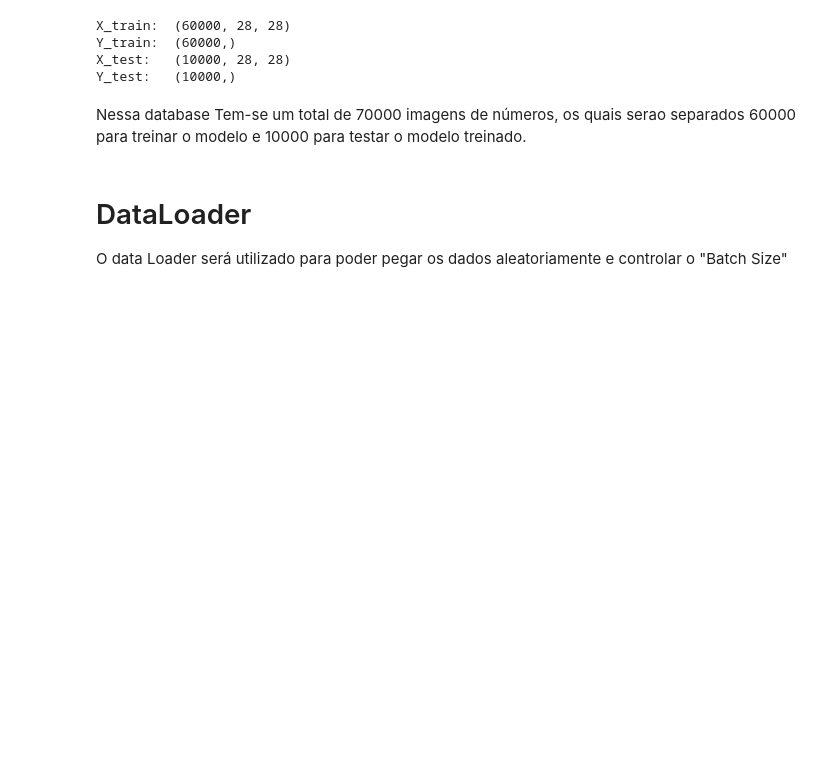
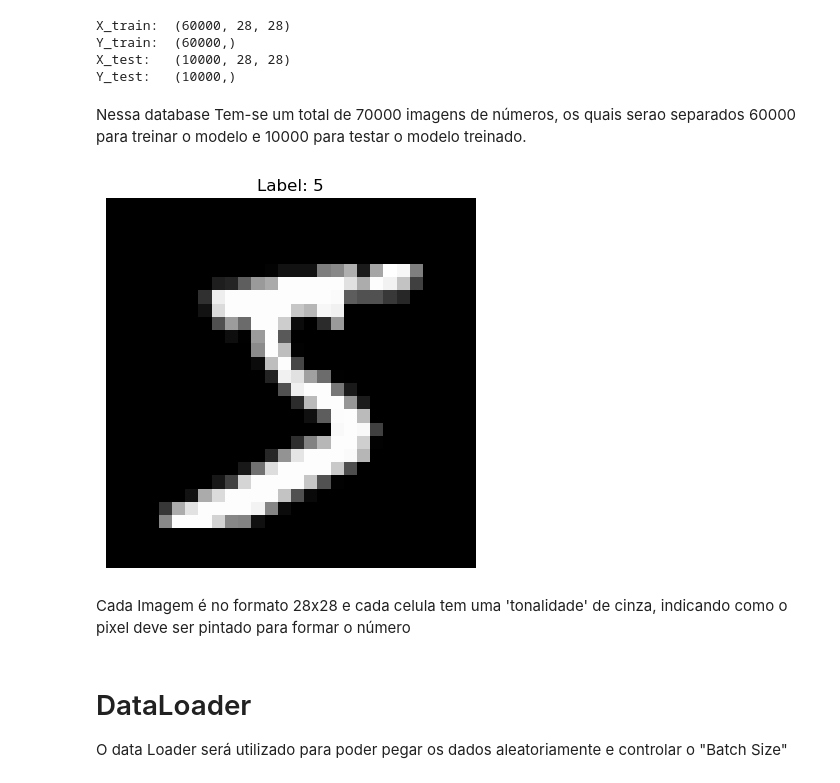
Before and after one commit to Erickllino/Projeto-IF702, a Jupyter notebook: main.ipynb, the cells around one changed output. Cells and saved outputs as stored; diff of their text form; code cells hidden in the pictures; blank space fills up the shorter version.

```diff
--- a/main.ipynb
+++ b/main.ipynb
@@ -30,6 +30,21 @@ X_test:   (10000, 28, 28)
 Y_test:   (10000,)
 # %% [markdown]
 Nessa database Tem-se um total de 70000 imagens de números, os quais serao separados 60000 para treinar o modelo e 10000 para testar o modelo treinado.
+# %%
+
+index = 0  # Escolha o índice da imagem que deseja visualizar
+image = train_X[index]
+label = train_y[index]
+
+# Plotar a imagem
+plt.imshow(image, cmap='gray')
+plt.title(f"Label: {label}")
+plt.axis('off')
+plt.show()
+# %% [output]
+[figure, added]
+# %% [markdown]
+Cada Imagem é no formato 28x28 e cada celula tem uma 'tonalidade' de cinza, indicando como o pixel deve ser pintado para formar o número
 # %% [markdown]
 # DataLoader
 O data Loader será utilizado para poder pegar os dados aleatoriamente e controlar o "Batch Size"
```
